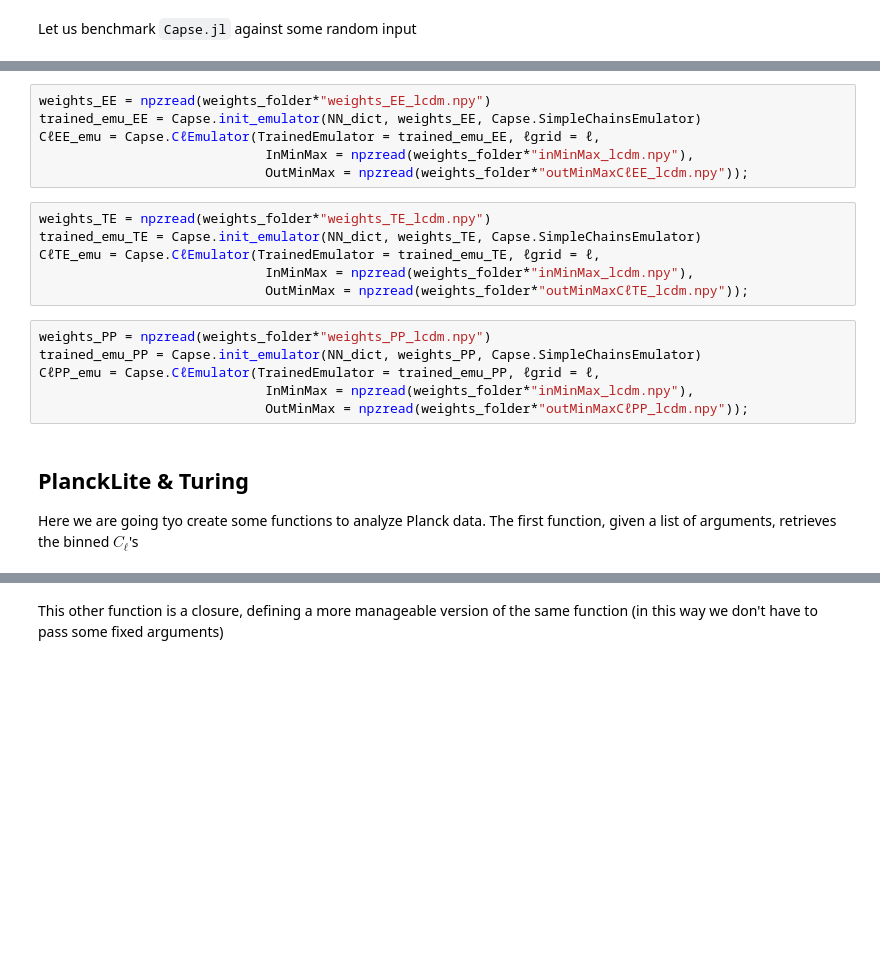
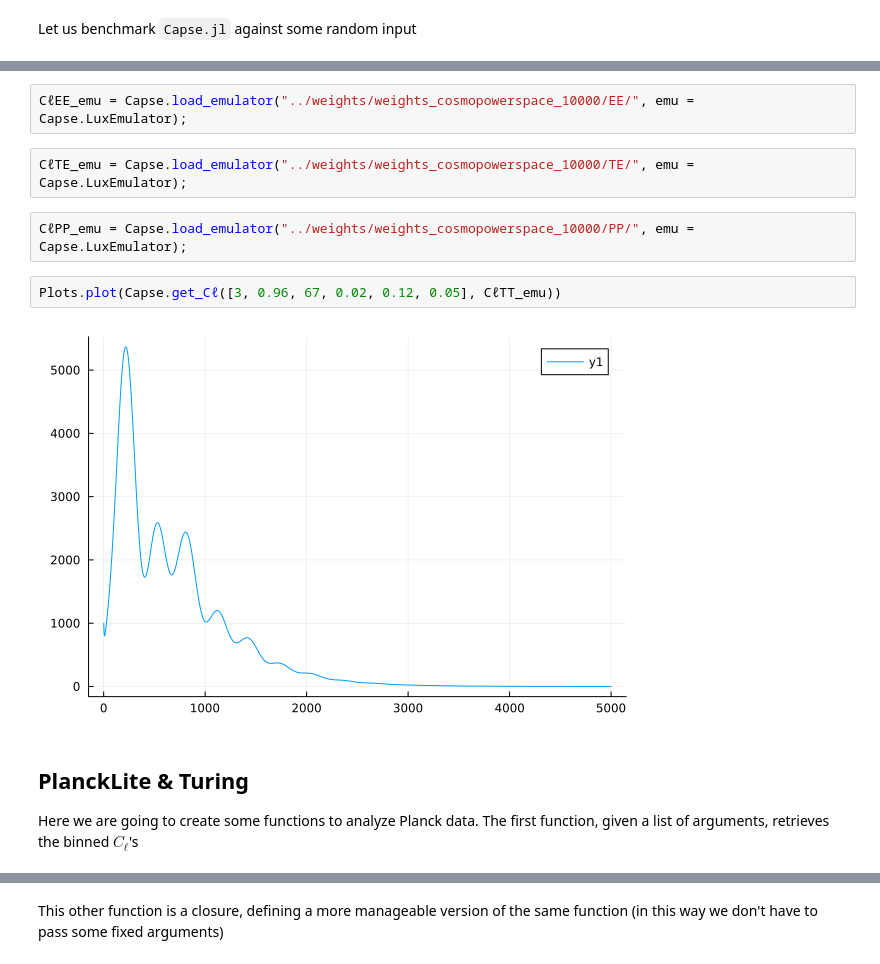
Before and after one commit to marcobonici/capse_paper, a Jupyter notebook: standard_emulator/capse_chain_planck.ipynb, the cells around one changed output, grey strips where cells are left out. Saved outputs shown, nothing was run; the diff lists cells and outputs as text; blank space fills up the shorter version.

Commit message:
Working Plancklite

```diff
--- a/standard_emulator/capse_chain_planck.ipynb
+++ b/standard_emulator/capse_chain_planck.ipynb
@@ -60,25 +103,17 @@ x = rand(6)
 # %%
-weights_EE = npzread(weights_folder*"weights_EE_lcdm.npy")
-trained_emu_EE = Capse.init_emulator(NN_dict, weights_EE, Capse.SimpleChainsEmulator)
-CℓEE_emu = Capse.CℓEmulator(TrainedEmulator = trained_emu_EE, ℓgrid = ℓ,
-                             InMinMax = npzread(weights_folder*"inMinMax_lcdm.npy"),
-                             OutMinMax = npzread(weights_folder*"outMinMaxCℓEE_lcdm.npy"));
+CℓEE_emu = Capse.load_emulator("../weights/weights_cosmopowerspace_10000/EE/", emu = Capse.LuxEmulator);
 # %%
-weights_TE = npzread(weights_folder*"weights_TE_lcdm.npy")
-trained_emu_TE = Capse.init_emulator(NN_dict, weights_TE, Capse.SimpleChainsEmulator)
-CℓTE_emu = Capse.CℓEmulator(TrainedEmulator = trained_emu_TE, ℓgrid = ℓ,
-                             InMinMax = npzread(weights_folder*"inMinMax_lcdm.npy"),
-                             OutMinMax = npzread(weights_folder*"outMinMaxCℓTE_lcdm.npy"));
+CℓTE_emu = Capse.load_emulator("../weights/weights_cosmopowerspace_10000/TE/", emu = Capse.LuxEmulator);
-# %%
-weights_PP = npzread(weights_folder*"weights_PP_lcdm.npy")
-trained_emu_PP = Capse.init_emulator(NN_dict, weights_PP, Capse.SimpleChainsEmulator)
-CℓPP_emu = Capse.CℓEmulator(TrainedEmulator = trained_emu_PP, ℓgrid = ℓ,
-                             InMinMax = npzread(weights_folder*"inMinMax_lcdm.npy"),
-                             OutMinMax = npzread(weights_folder*"outMinMaxCℓPP_lcdm.npy"));
+# %%
+CℓPP_emu = Capse.load_emulator("../weights/weights_cosmopowerspace_10000/PP/", emu = Capse.LuxEmulator);
+# %%
+Plots.plot(Capse.get_Cℓ([3, 0.96, 67, 0.02, 0.12, 0.05], CℓTT_emu))
+# %% [output]
+[figure, added]
 # %% [markdown]
 ## PlanckLite & Turing
 
-Here we are going tyo create some functions to analyze Planck data.
+Here we are going to create some functions to analyze Planck data.
 The first function, given a list of arguments, retrieves the binned $C_\ell$'s
 # %%
 lsTT = 2:2508
```
Also changed, not shown: parts of 66 cells of this notebook, 5 other files.
